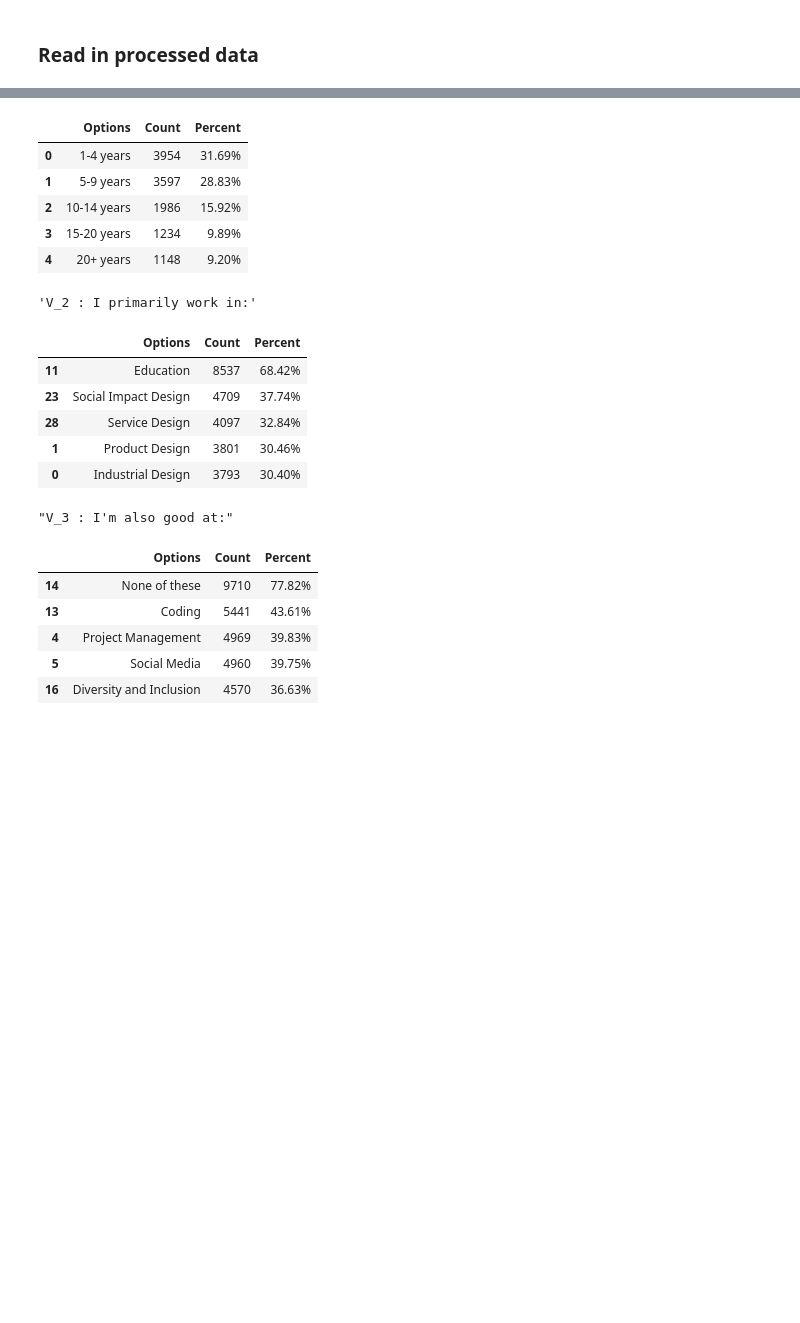
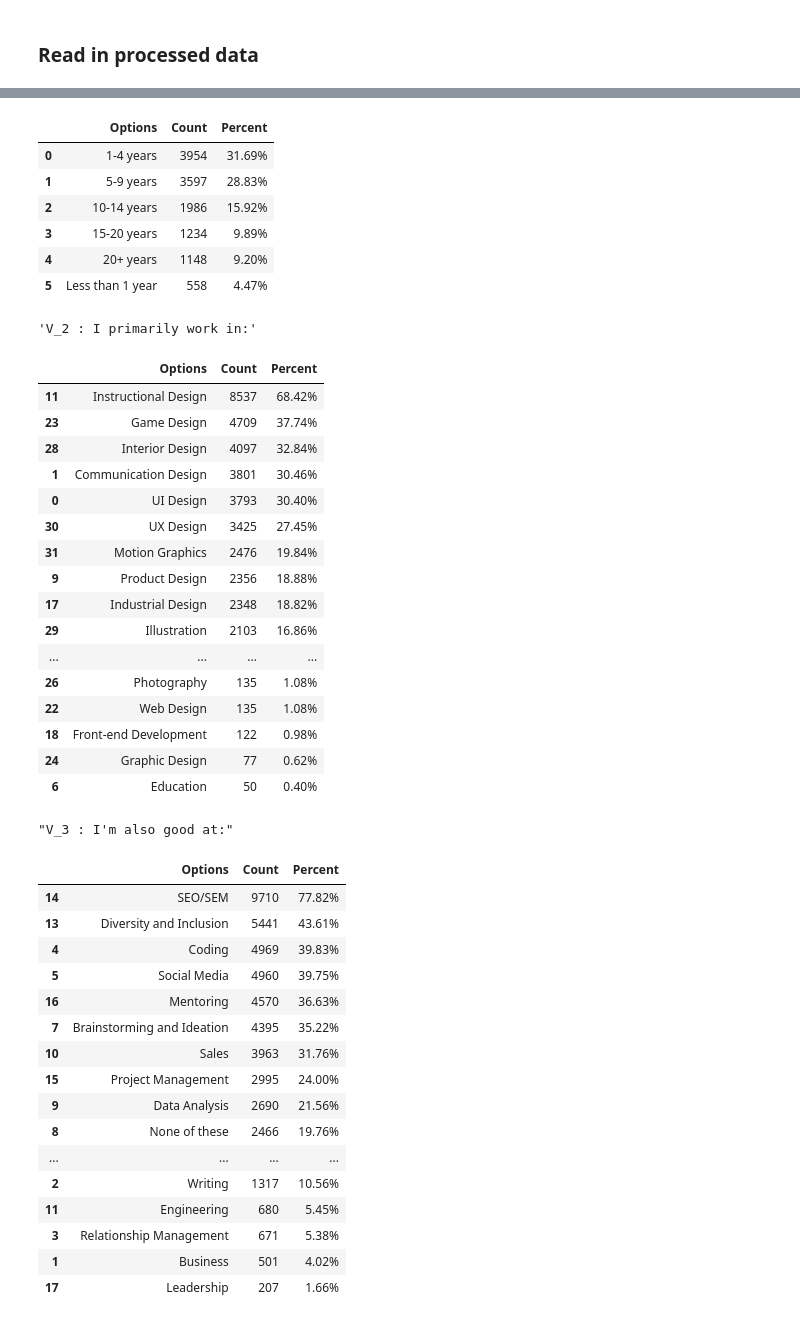
Before and after one commit to shiwang0211/DesignCensus, a Jupyter notebook: test.ipynb, the cells around one changed output, grey strips where cells are left out. Cells and saved outputs as stored; diff of their text form; code cells hidden in the pictures; blank space fills up the shorter version.

```diff
--- a/test.ipynb
+++ b/test.ipynb
@@ -14,7 +14,7 @@ locale.setlocale(locale.LC_ALL, '')
 %matplotlib inline
 sns.set_context("notebook", font_scale=1.2)
 # %%
-df = pd.read_csv('DesignCensus2017_Data.csv')
+df = pd.read_csv('DesignCensus2017_Data.csv', encoding = 'utf8')
 # %%
 print('There a a total of ' + str(len(df.columns)) + ' columns.')
 # %% [output]
@@ -209,6 +209,6 @@ df_with_column_names(df, col_dict).to_csv(\
 # %% [markdown]
 ### Read in processed data
 # %%
-df = pd.read_csv('./export_csv/processed_output_without_column_names.csv')
+df = pd.read_csv('./export_csv/processed_output_without_column_names.csv', encoding = 'utf8')
 num_records = len(df)
 # %% [markdown]
@@ -238,29 +238,58 @@ def summary_cate_col(col, top_k):
 # %%
 for col in cate_cols:
+    if 'V_8' in col:
+        continue
+    if 'V_35' in col:
+        continue
+    if 'V_36' in col:
+        continue
     display(str(col) + ' : ' + col_dict[col])
-    display(summary_cate_col(col, 5))
+    display(summary_cate_col(col, 1000))
 # %% [output]
 "V_1 :  I've worked in design for:"
 |  | Options | Count | Percent |
 | 0 | 1-4 years | 3954 | 31.69% |
 | 1 | 5-9 years | 3597 | 28.83% |
 | 2 | 10-14 years | 1986 | 15.92% |
 | 3 | 15-20 years | 1234 | 9.89% |
 | 4 | 20+ years | 1148 | 9.20% |
+| 5 | Less than 1 year | 558 | 4.47% |
 'V_2 : I primarily work in:'
 |  | Options | Count | Percent |
-| 11 | Education | 8537 | 68.42% |
-| 23 | Social Impact Design | 4709 | 37.74% |
-| 28 | Service Design | 4097 | 32.84% |
-| 1 | Product Design | 3801 | 30.46% |
-| 0 | Industrial Design | 3793 | 30.40% |
+| 11 | Instructional Design | 8537 | 68.42% |
+| 23 | Game Design | 4709 | 37.74% |
+| 28 | Interior Design | 4097 | 32.84% |
+| 1 | Communication Design | 3801 | 30.46% |
+| 0 | UI Design | 3793 | 30.40% |
+| 30 | UX Design | 3425 | 27.45% |
+| 31 | Motion Graphics | 2476 | 19.84% |
+| 9 | Product Design | 2356 | 18.88% |
+| 17 | Industrial Design | 2348 | 18.82% |
+| 29 | Illustration | 2103 | 16.86% |
+| ... | ... | ... | ... |
+| 26 | Photography | 135 | 1.08% |
+| 22 | Web Design | 135 | 1.08% |
+| 18 | Front-end Development | 122 | 0.98% |
+| 24 | Graphic Design | 77 | 0.62% |
+| 6 | Education | 50 | 0.40% |
 "V_3 : I'm also good at:"
 |  | Options | Count | Percent |
-| 14 | None of these | 9710 | 77.82% |
-| 13 | Coding | 5441 | 43.61% |
-| 4 | Project Management | 4969 | 39.83% |
+| 14 | SEO/SEM | 9710 | 77.82% |
+| 13 | Diversity and Inclusion | 5441 | 43.61% |
+| 4 | Coding | 4969 | 39.83% |
 | 5 | Social Media | 4960 | 39.75% |
-| 16 | Diversity and Inclusion | 4570 | 36.63% |
+| 16 | Mentoring | 4570 | 36.63% |
+| 7 | Brainstorming and Ideation | 4395 | 35.22% |
+| 10 | Sales | 3963 | 31.76% |
+| 15 | Project Management | 2995 | 24.00% |
+| 9 | Data Analysis | 2690 | 21.56% |
+| 8 | None of these | 2466 | 19.76% |
+| ... | ... | ... | ... |
+| 2 | Writing | 1317 | 10.56% |
+| 11 | Engineering | 680 | 5.45% |
+| 3 | Relationship Management | 671 | 5.38% |
+| 1 | Business | 501 | 4.02% |
+| 17 | Leadership | 207 | 1.66% |
 'V_4 : I am currently:'
 |  | Options | Count | Percent |
 | 0 | A full-time employee in-house | 5453 | 43.70% |
```
Also changed, not shown: parts of 28 cells of this notebook, 36 other files.
